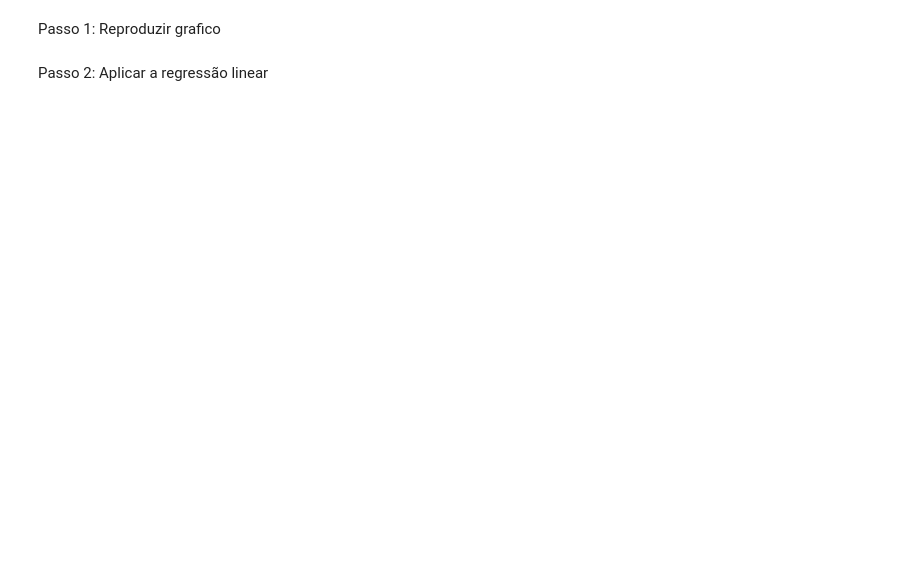
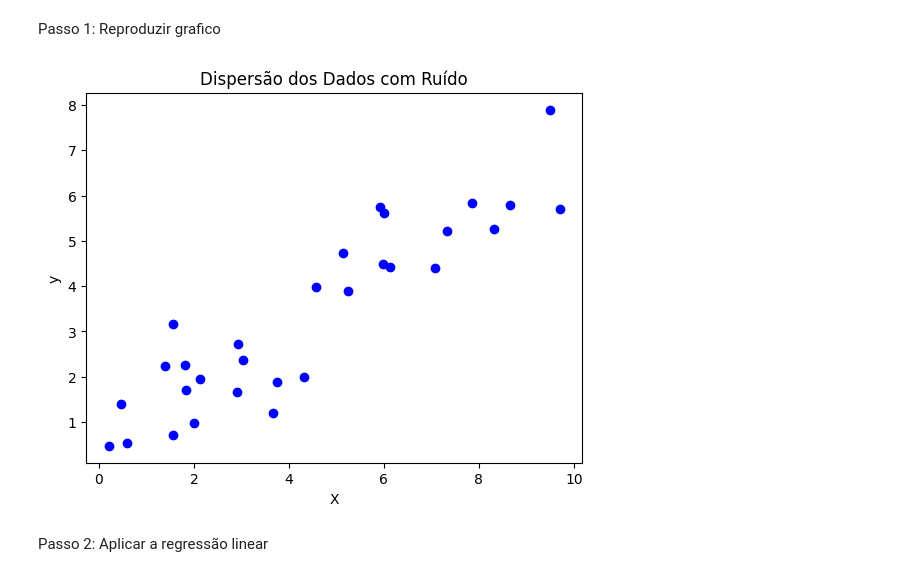
Before and after one commit to AguiarCamile/Trabalhos_IA, a Jupyter notebook: Atividade_2_1.ipynb, the cells around one changed output. Cells and saved outputs as stored; diff of their text form; code cells hidden in the pictures; blank space fills up the shorter version.

```diff
--- a/Atividade_2_1.ipynb
+++ b/Atividade_2_1.ipynb
@@ -224,5 +225,25 @@ Calcule o R-Squared para cada ‘a’ e compare com o melhor obtido pelo scikit-
 ![image.png](embedded-picture-1)
 # %% [markdown]
 Passo 1: Reproduzir grafico
+# %%
+# Passo 1: Gerar os dados e o gráfico
+
+import numpy as np
+import matplotlib.pyplot as plt
+
+# Gerar dados
+np.random.seed(42)
+X = np.random.rand(30, 1) * 10  # Variável independente (0 a 10)
+ruido = np.random.randn(30, 1)  # Ruído normal (média=0, desvio=1)
+y = 0.1 + 0.78 * X + ruido        # Relação linear com ruído
+
+# Plotar os dados
+plt.scatter(X, y, color='blue')
+plt.xlabel('X')
+plt.ylabel('y')
+plt.title('Dispersão dos Dados com Ruído')
+plt.show()
+# %% [output]
+[figure, added]
 # %% [markdown]
 Passo 2: Aplicar a regressão linear
```
Also changed, not shown: parts of 4 cells of this notebook.
